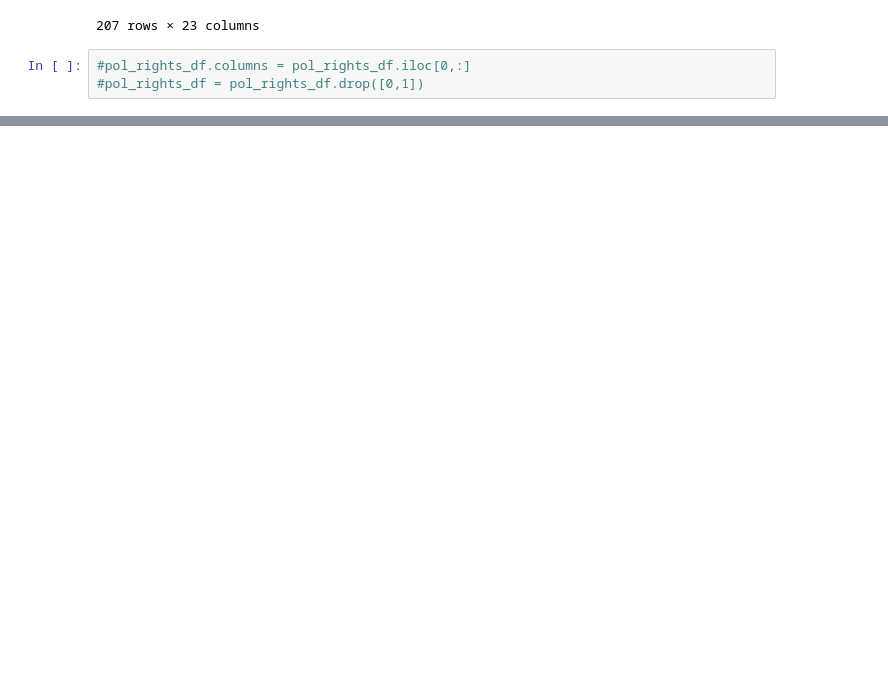
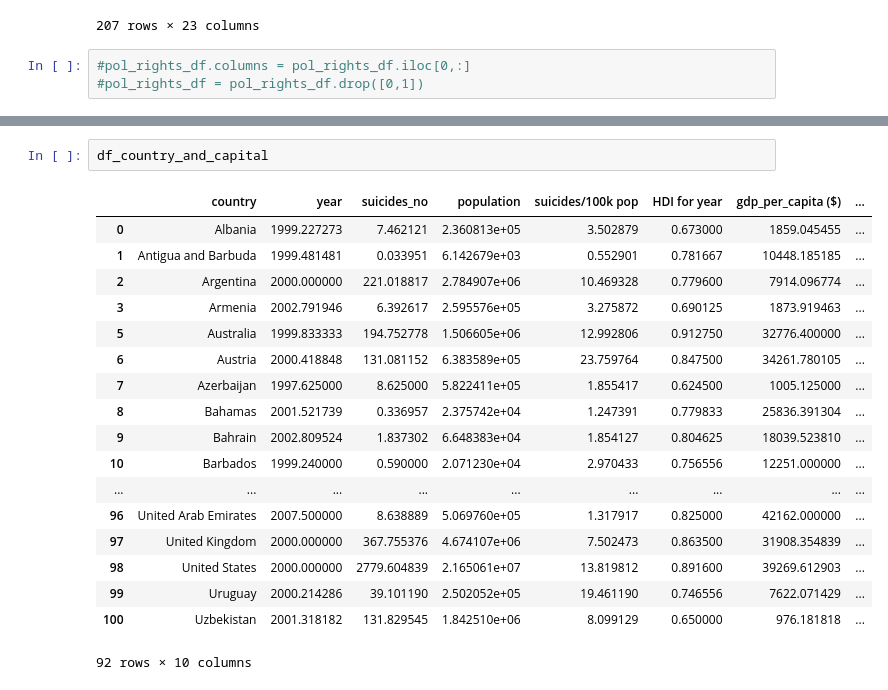
Before and after one commit to jpel369/Project-1, a Jupyter notebook: Haydens_Workplace/Suicide_Rate_by_Democratic_Index.ipynb, the cells around one changed output, grey strips where cells are left out. Saved outputs shown, nothing was run; the diff lists cells and outputs as text; blank space fills up the shorter version.

```diff
--- a/Haydens_Workplace/Suicide_Rate_by_Democratic_Index.ipynb
+++ b/Haydens_Workplace/Suicide_Rate_by_Democratic_Index.ipynb
@@ -127,0 +106,21 @@ Name: country, Length: 101, dtype: object
+# %%
+df_country_and_capital
+# %% [output]
+|  | country | year | suicides_no | population | suicides/100k pop | HDI for year | gdp_per_capita ($) | ... |
+| 0 | Albania | 1999.227273 | 7.462121 | 2.360813e+05 | 3.502879 | 0.673000 | 1859.045455 | ... |
+| 1 | Antigua and Barbuda | 1999.481481 | 0.033951 | 6.142679e+03 | 0.552901 | 0.781667 | 10448.185185 | ... |
+| 2 | Argentina | 2000.000000 | 221.018817 | 2.784907e+06 | 10.469328 | 0.779600 | 7914.096774 | ... |
+| 3 | Armenia | 2002.791946 | 6.392617 | 2.595576e+05 | 3.275872 | 0.690125 | 1873.919463 | ... |
+| 5 | Australia | 1999.833333 | 194.752778 | 1.506605e+06 | 12.992806 | 0.912750 | 32776.400000 | ... |
+| 6 | Austria | 2000.418848 | 131.081152 | 6.383589e+05 | 23.759764 | 0.847500 | 34261.780105 | ... |
+| 7 | Azerbaijan | 1997.625000 | 8.625000 | 5.822411e+05 | 1.855417 | 0.624500 | 1005.125000 | ... |
+| 8 | Bahamas | 2001.521739 | 0.336957 | 2.375742e+04 | 1.247391 | 0.779833 | 25836.391304 | ... |
+| 9 | Bahrain | 2002.809524 | 1.837302 | 6.648383e+04 | 1.854127 | 0.804625 | 18039.523810 | ... |
+| 10 | Barbados | 1999.240000 | 0.590000 | 2.071230e+04 | 2.970433 | 0.756556 | 12251.000000 | ... |
+| ... | ... | ... | ... | ... | ... | ... | ... | ... |
+| 96 | United Arab Emirates | 2007.500000 | 8.638889 | 5.069760e+05 | 1.317917 | 0.825000 | 42162.000000 | ... |
+| 97 | United Kingdom | 2000.000000 | 367.755376 | 4.674107e+06 | 7.502473 | 0.863500 | 31908.354839 | ... |
+| 98 | United States | 2000.000000 | 2779.604839 | 2.165061e+07 | 13.819812 | 0.891600 | 39269.612903 | ... |
+| 99 | Uruguay | 2000.214286 | 39.101190 | 2.502052e+05 | 19.461190 | 0.746556 | 7622.071429 | ... |
+| 100 | Uzbekistan | 2001.318182 | 131.829545 | 1.842510e+06 | 8.099129 | 0.650000 | 976.181818 | ... |
+92 rows × 10 columns
```
Also changed, not shown: parts of 13 cells of this notebook, 2 other files.
